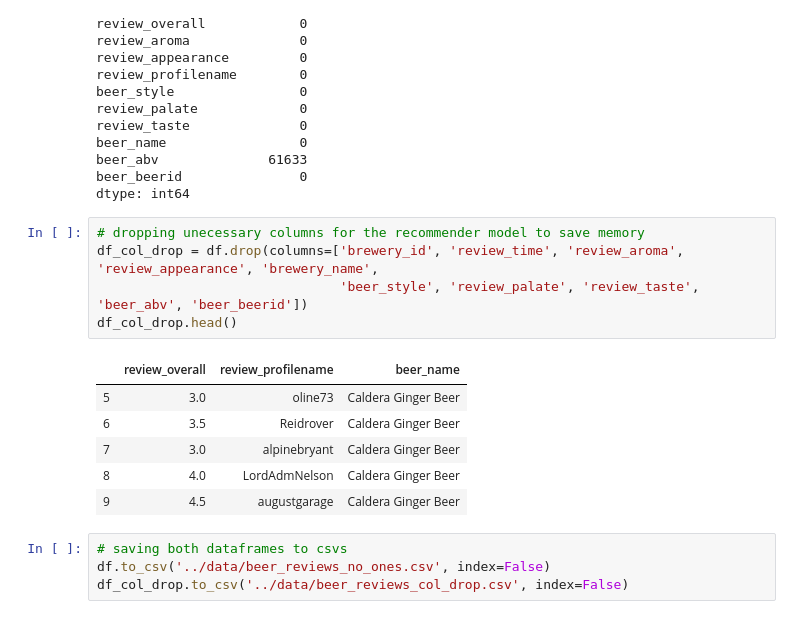
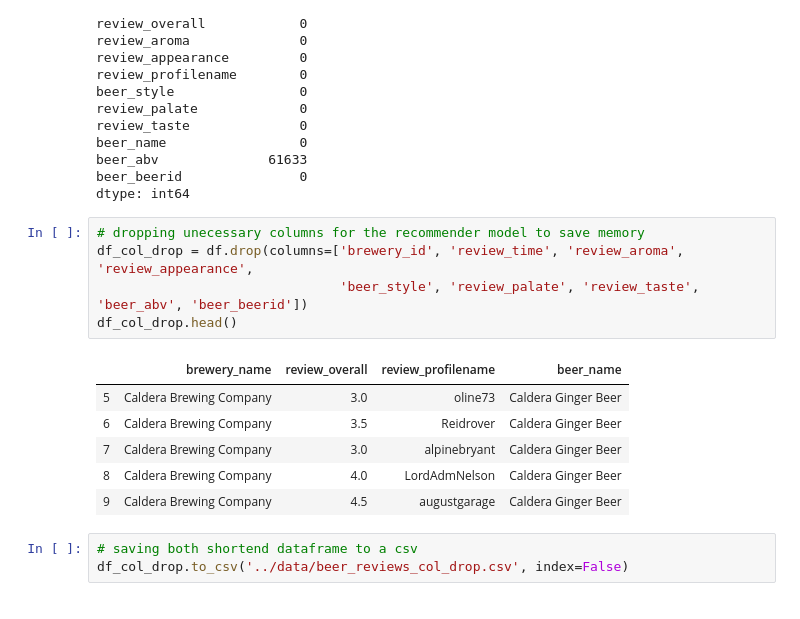
Before and after one commit to rwstewart0302/beer_recommender, a Jupyter notebook: eda/eda_beer_data.ipynb, the cells around one changed output. Saved outputs shown, nothing was run; the diff lists cells and outputs as text.

```diff
--- a/eda/eda_beer_data.ipynb
+++ b/eda/eda_beer_data.ipynb
@@ -185,17 +185,16 @@ beer_beerid               0
 dtype: int64
 # %%
 # dropping unecessary columns for the recommender model to save memory
-df_col_drop = df.drop(columns=['brewery_id', 'review_time', 'review_aroma', 'review_appearance', 'brewery_name',
+df_col_drop = df.drop(columns=['brewery_id', 'review_time', 'review_aroma', 'review_appearance',
                                'beer_style', 'review_palate', 'review_taste', 'beer_abv', 'beer_beerid'])
 df_col_drop.head()
 # %% [output]
-|  | review_overall | review_profilename | beer_name |
-| 5 | 3.0 | oline73 | Caldera Ginger Beer |
-| 6 | 3.5 | Reidrover | Caldera Ginger Beer |
-| 7 | 3.0 | alpinebryant | Caldera Ginger Beer |
-| 8 | 4.0 | LordAdmNelson | Caldera Ginger Beer |
-| 9 | 4.5 | augustgarage | Caldera Ginger Beer |
+|  | brewery_name | review_overall | review_profilename | beer_name |
+| 5 | Caldera Brewing Company | 3.0 | oline73 | Caldera Ginger Beer |
+| 6 | Caldera Brewing Company | 3.5 | Reidrover | Caldera Ginger Beer |
+| 7 | Caldera Brewing Company | 3.0 | alpinebryant | Caldera Ginger Beer |
+| 8 | Caldera Brewing Company | 4.0 | LordAdmNelson | Caldera Ginger Beer |
+| 9 | Caldera Brewing Company | 4.5 | augustgarage | Caldera Ginger Beer |
 # %%
-# saving both dataframes to csvs
-df.to_csv('../data/beer_reviews_no_ones.csv', index=False)
+# saving both shortend dataframe to a csv
 df_col_drop.to_csv('../data/beer_reviews_col_drop.csv', index=False)
```
Also changed, not shown: 4 other files.
